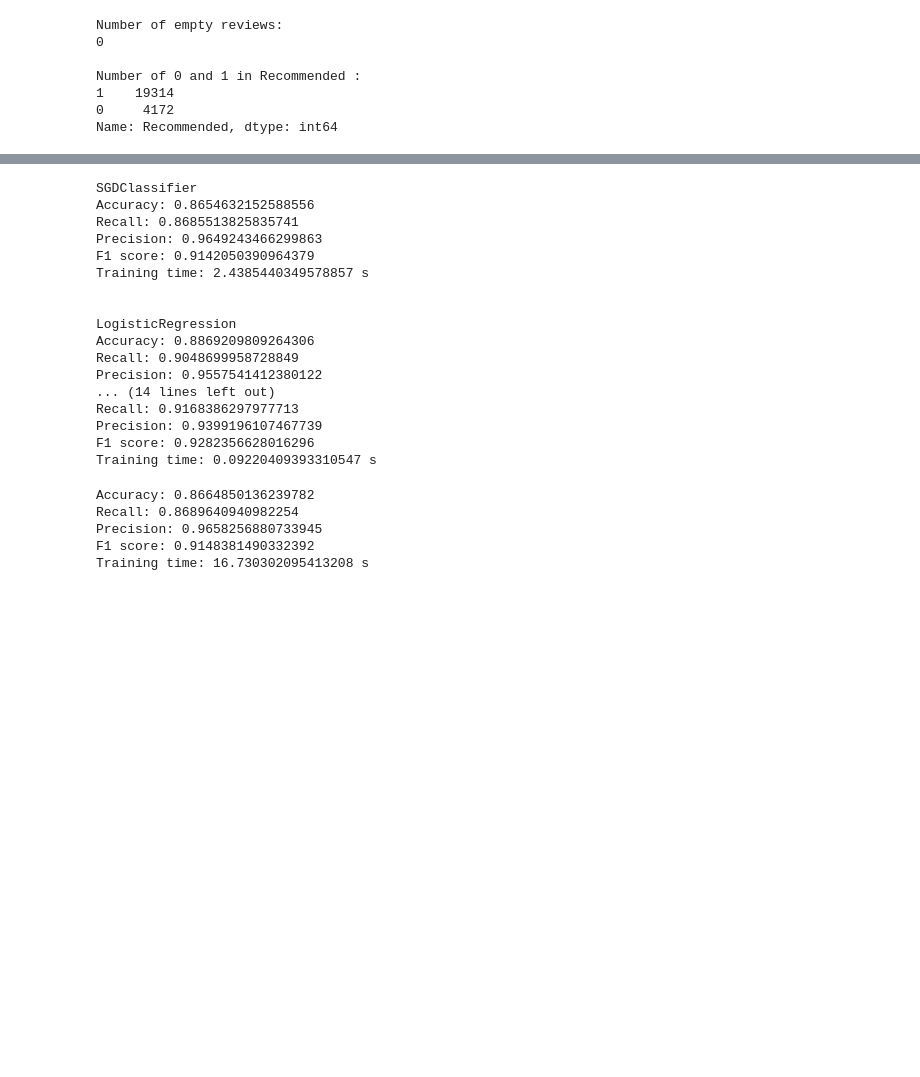
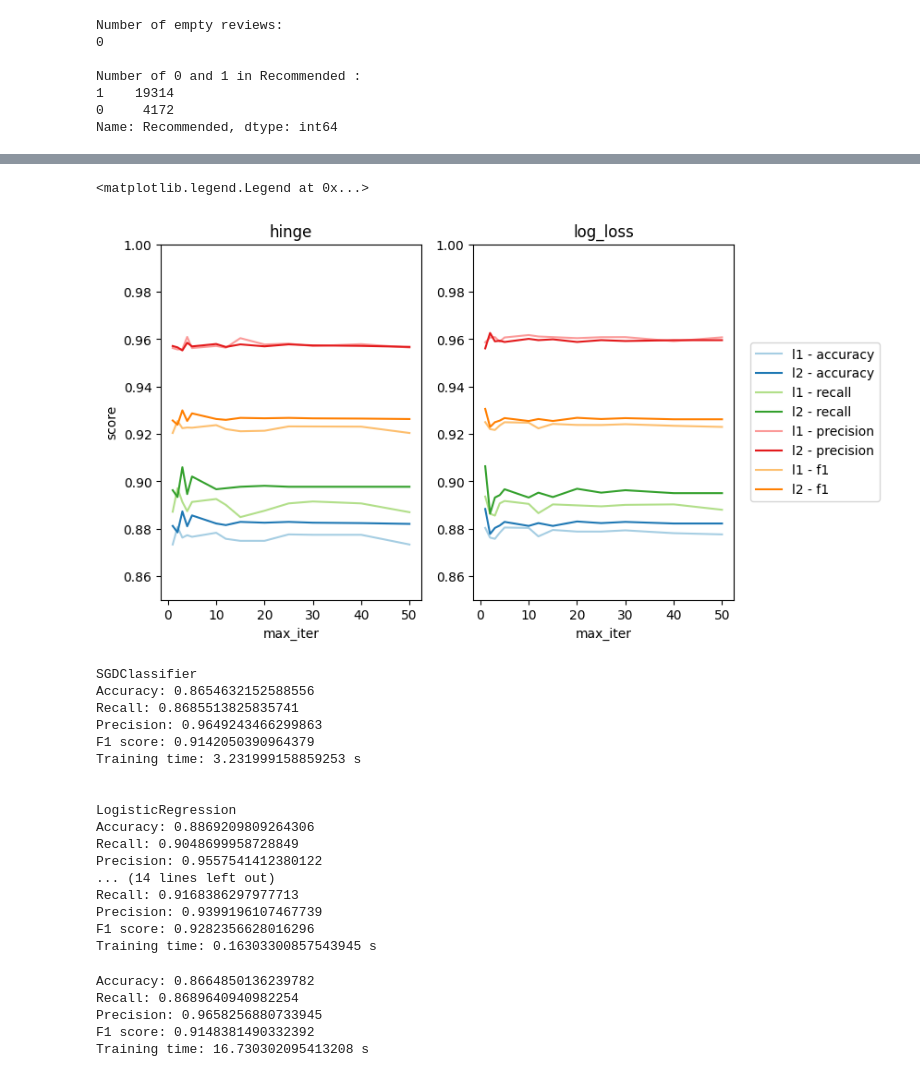
Before and after one commit to julienbosse/Chef-d-oeuvre, a Jupyter notebook: Notebooks/nlp.ipynb, the cells around one changed output, grey strips where cells are left out. Saved outputs shown, nothing was run; the diff lists cells and outputs as text; code cells hidden in the pictures; blank space fills up the shorter version.

```diff
--- a/Notebooks/nlp.ipynb
+++ b/Notebooks/nlp.ipynb
@@ -143,3 +142,14 @@ Text(0.5, 0.98, 'Après upsampling')
 
 df_upsampled.reset_index(drop=True, inplace=True)
 df_upsampled['Review'] = df_upsampled['Review'].apply(clean_text)
+
+X_train = df_upsampled['Review']
+y_train = df_upsampled['Recommended']
+
+count_vec = CountVectorizer()
+X_train_counts = count_vec.fit_transform(X_train)
+tfidf_transformer = TfidfTransformer()
+X_train_tfidf = tfidf_transformer.fit_transform(X_train_counts)
+
+X_test_counts = count_vec.transform(X_test)
+X_test_tfidf = tfidf_transformer.transform(X_test_counts)
@@ -145,0 +195,43 @@ df_upsampled['Review'] = df_upsampled['Review'].apply(clean_text)
+# %%
+# hinge
+
+legends = []
+
+plt.figure(figsize=[8,5])
+plt.subplot(1,2,1)
+sns.set_palette("Paired")
+
+for y in ['accuracy','recall','precision','f1'] :
+    for penalty in penalties:
+        df_i = df_hinge.loc[df_hinge['penalty']==penalty,['max_iter',y]]
+
+        sns.lineplot(x='max_iter',y=y, data=df_i)
+
+        legends.append(penalty+' - '+y)
+
+plt.ylim([0.85,1])
+plt.ylabel('score')
+plt.title('hinge')
+
+# log_loss
+
+legends = []
+
+plt.subplot(1,2,2)
+sns.set_palette("Paired")
+
+for y in ['accuracy','recall','precision','f1'] :
+    for penalty in penalties:
+        df_i = df_log_loss.loc[df_log_loss['penalty']==penalty,['max_iter',y]]
+
+        sns.lineplot(x='max_iter',y=y, data=df_i)
+
+        legends.append(penalty+' - '+y)
+
+plt.ylim([0.85,1])
+plt.ylabel('')
+plt.title('log_loss')
+plt.legend(legends,bbox_to_anchor=(1.04, 0.5), loc="center left")
+# %% [output]
+<matplotlib.legend.Legend at 0x...>
+[figure, added]
@@ -157,19 +251,6 @@ X_test_tfidf = tfidf_transformer.transform(X_test_counts)
 
 print('SGDClassifier')
 clf = SGDClassifier(loss='log_loss', penalty='l2', alpha=1e-3, max_iter=500, tol=None)
-start = time.time()
-clf.fit(X_train_tfidf, y_train)
-stop = time.time()
-y_pred = clf.predict(X_test_tfidf)
-print('Accuracy: {}'.format(accuracy_score(y_test, y_pred)))
-print('Recall: {}'.format(recall_score(y_test, y_pred)))
-print('Precision: {}'.format(precision_score(y_test, y_pred)))
-print('F1 score: {}'.format(f1_score(y_test, y_pred)))
-print('Training time: {} s'.format(stop - start))
-print('\n')
-
-print('LogisticRegression')
-clf = LogisticRegression(solver='lbfgs', max_iter=500)
 start = time.time()
 clf.fit(X_train_tfidf, y_train)
 stop = time.time()
@@ -205,16 +286,13 @@ print('Recall: {}'.format(recall_score(y_test, y_pred)))
 print('Precision: {}'.format(precision_score(y_test, y_pred)))
 print('F1 score: {}'.format(f1_score(y_test, y_pred)))
 print('Training time: {} s'.format(stop - start))
-
-# model = MultinomialNB()
-# model.fit(X_train_tfidf, y_train)
 # %% [output]
 SGDClassifier
 Accuracy: 0.8654632152588556
 Recall: 0.8685513825835741
 Precision: 0.9649243466299863
 F1 score: 0.9142050390964379
-Training time: 2.4385440349578857 s
+Training time: 3.231999158859253 s
 
 
 LogisticRegression
@@ -225,7 +303,7 @@ Precision: 0.9557541412380122
 Recall: 0.9168386297977713
 Precision: 0.9399196107467739
 F1 score: 0.9282356628016296
-Training time: 0.09220409393310547 s
+Training time: 0.16303300857543945 s
 # %%
 # Before anything, let's split into test and train data.
 
```
Also changed, not shown: parts of 4 cells of this notebook, 1 other file.
